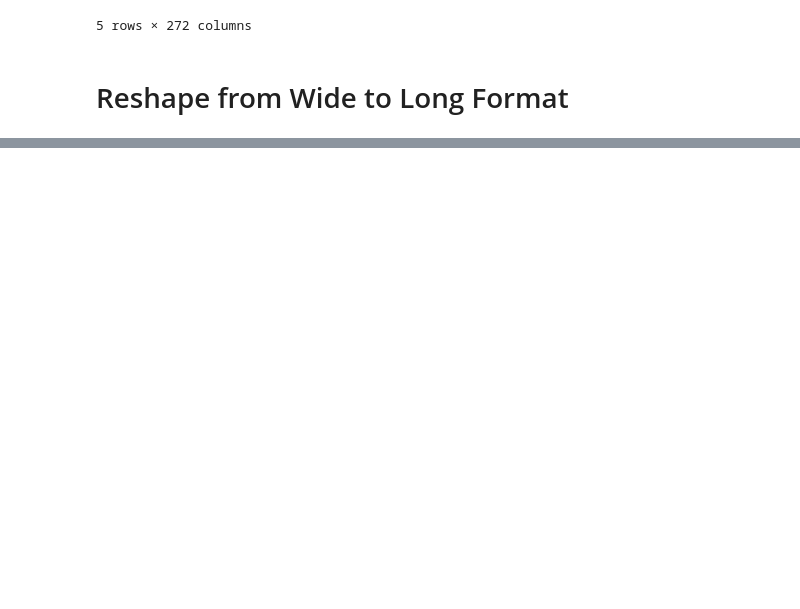
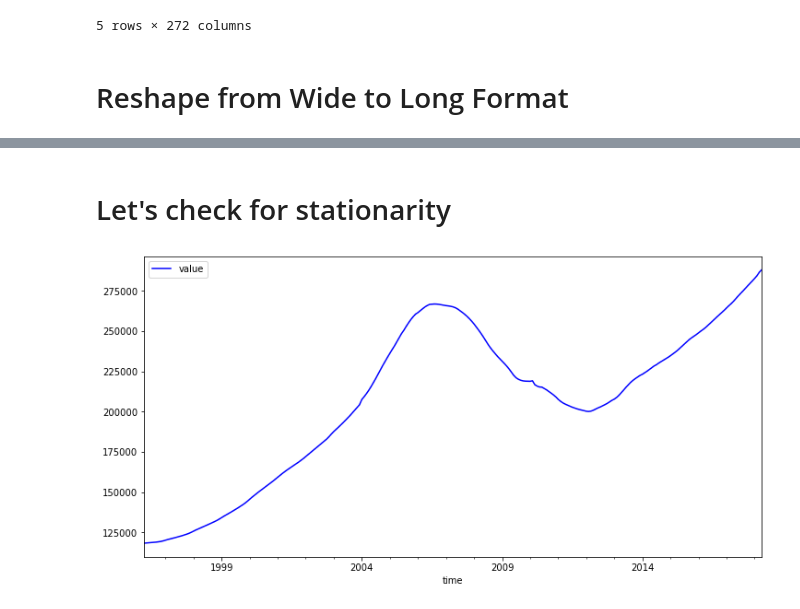
Before and after one commit to sarahadamsjack/time-series, a Jupyter notebook: sarah-eda.ipynb, the cells around one changed output, grey strips where cells are left out. Saved outputs shown, nothing was run; the diff lists cells and outputs as text; code cells hidden in the pictures; blank space fills up the shorter version.

```diff
--- a/sarah-eda.ipynb
+++ b/sarah-eda.ipynb
@@ -186,0 +179,7 @@ melt_data(df)
+# %% [markdown]
+# Let's check for stationarity
+# %%
+df_melt.plot(figsize=(12,6), color='blue');
+#ok so clearly the data is not stationary
+# %% [output]
+[figure, added]
```
Also changed, not shown: parts of 25 cells of this notebook.
